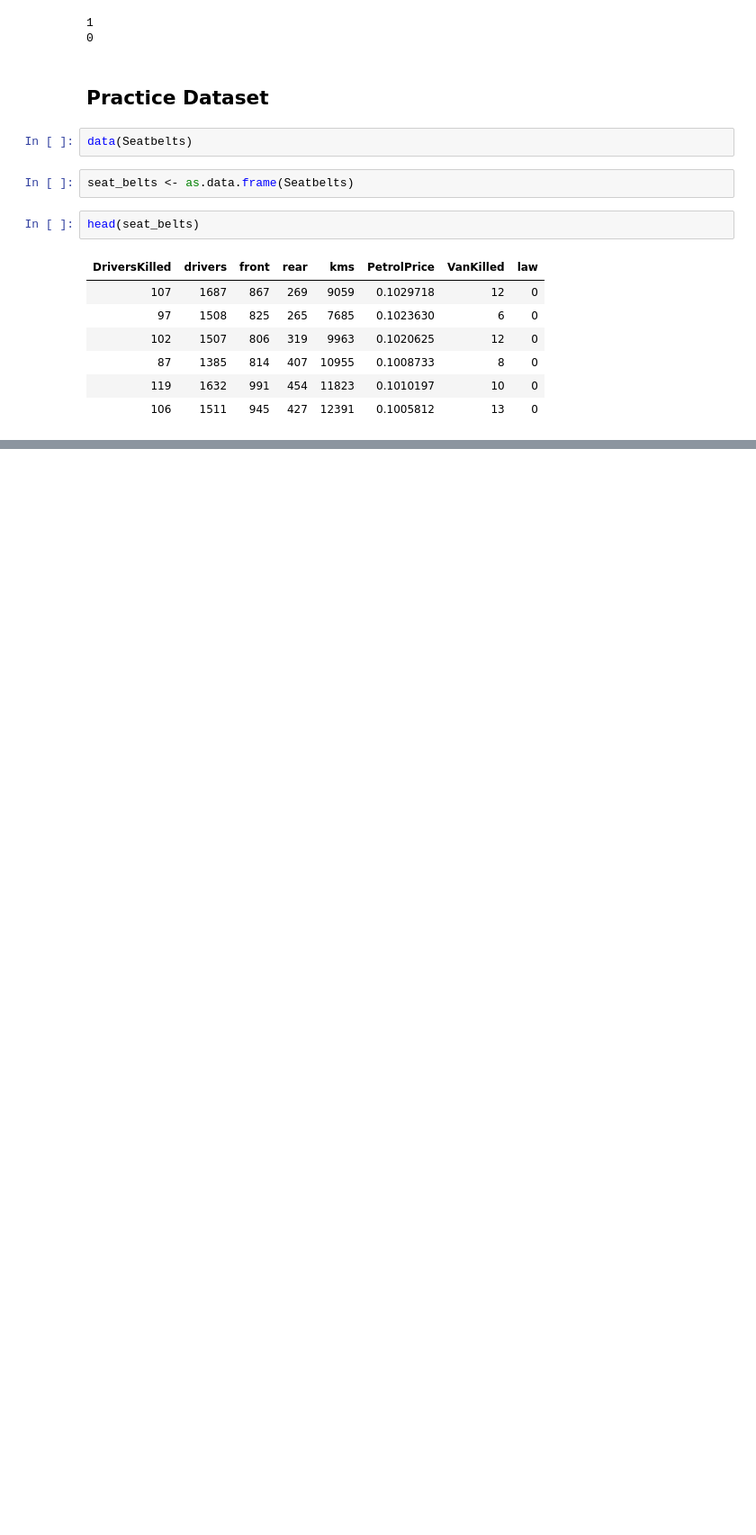
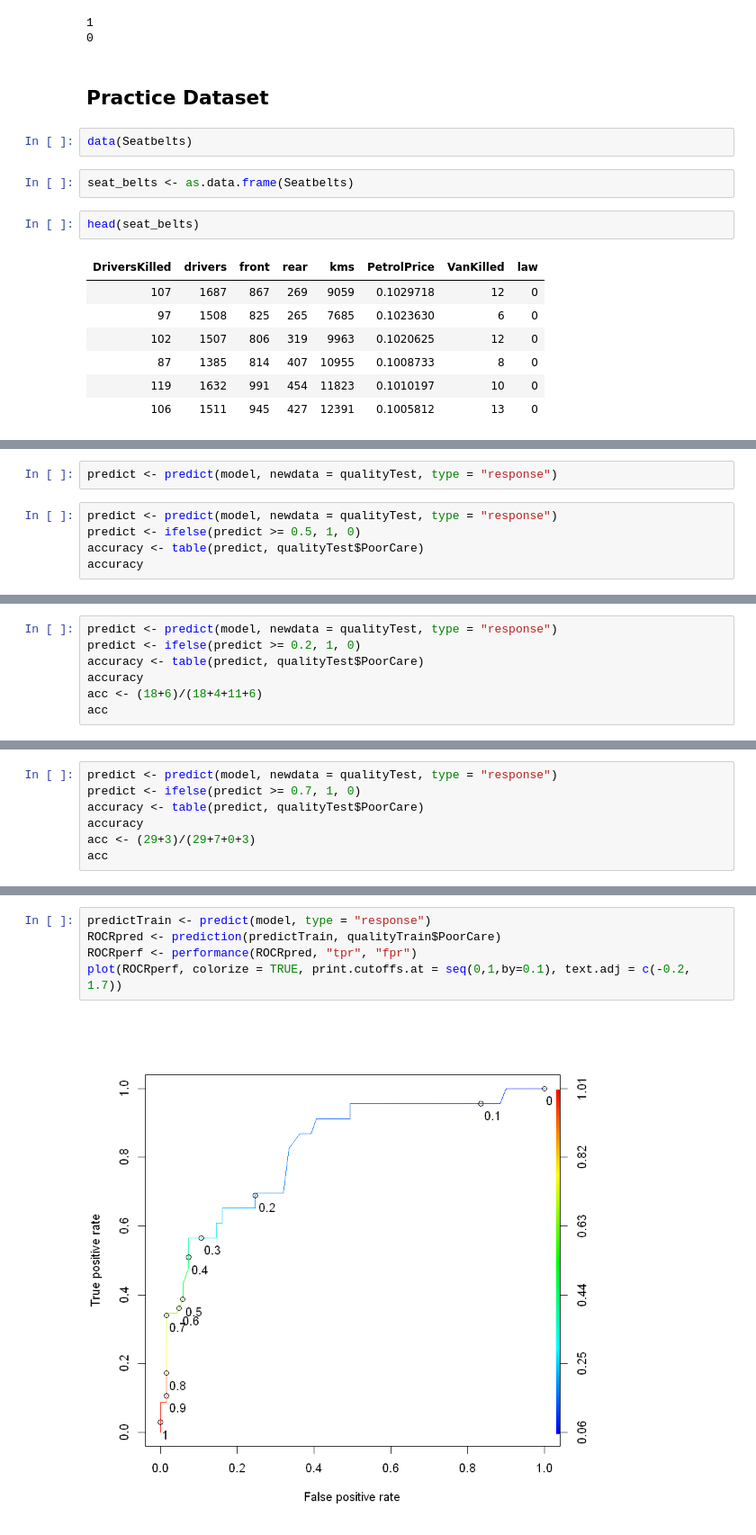
Before and after one commit to hannansatopay/DSML-R, a Jupyter notebook: Notebook/Regression II.ipynb, the cells around one changed output, grey strips where cells are left out. Shown: that part at 90% size. Saved outputs shown, nothing was run; the diff lists cells and outputs as text; blank space fills up the shorter version.

```diff
--- a/Notebook/Regression II.ipynb
+++ b/Notebook/Regression II.ipynb
@@ -327,0 +400,7 @@ head(seat_belts)
+# %%
+predict <- predict(model, newdata = qualityTest, type = "response")
+# %%
+predict <- predict(model, newdata = qualityTest, type = "response")
+predict <- ifelse(predict >= 0.5, 1, 0)
+accuracy <- table(predict, qualityTest$PoorCare)
+accuracy
@@ -327,0 +416,7 @@ head(seat_belts)
+# %%
+predict <- predict(model, newdata = qualityTest, type = "response")
+predict <- ifelse(predict >= 0.2, 1, 0)
+accuracy <- table(predict, qualityTest$PoorCare)
+accuracy
+acc <- (18+6)/(18+4+11+6)
+acc
@@ -327,0 +428,7 @@ head(seat_belts)
+# %%
+predict <- predict(model, newdata = qualityTest, type = "response")
+predict <- ifelse(predict >= 0.7, 1, 0)
+accuracy <- table(predict, qualityTest$PoorCare)
+accuracy
+acc <- (29+3)/(29+7+0+3)
+acc
@@ -327,0 +453,7 @@ head(seat_belts)
+# %%
+predictTrain <- predict(model, type = "response")
+ROCRpred <- prediction(predictTrain, qualityTrain$PoorCare)
+ROCRperf <- performance(ROCRpred, "tpr", "fpr")
+plot(ROCRperf, colorize = TRUE, print.cutoffs.at = seq(0,1,by=0.1), text.adj = c(-0.2, 1.7))
+# %% [output]
+[figure, added]
```
Also changed, not shown: parts of 23 cells of this notebook, 14 other files.
